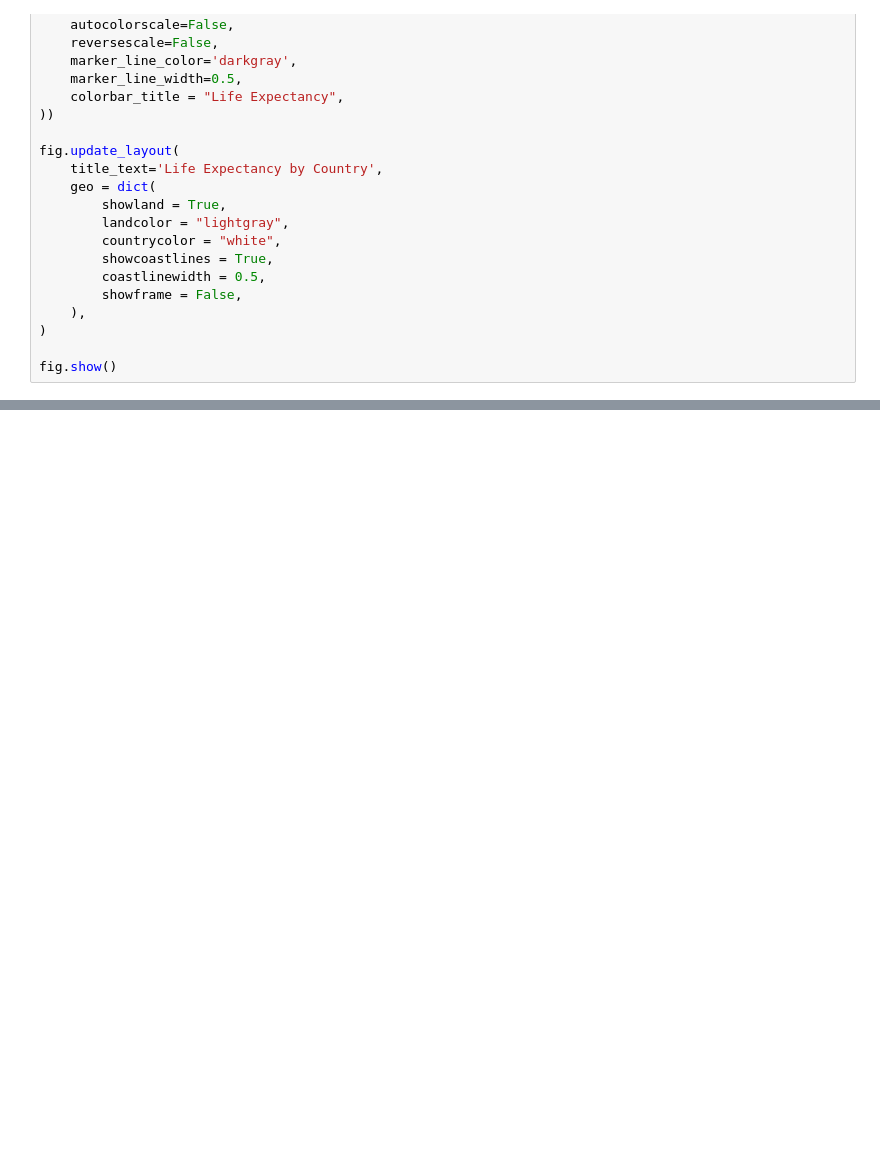
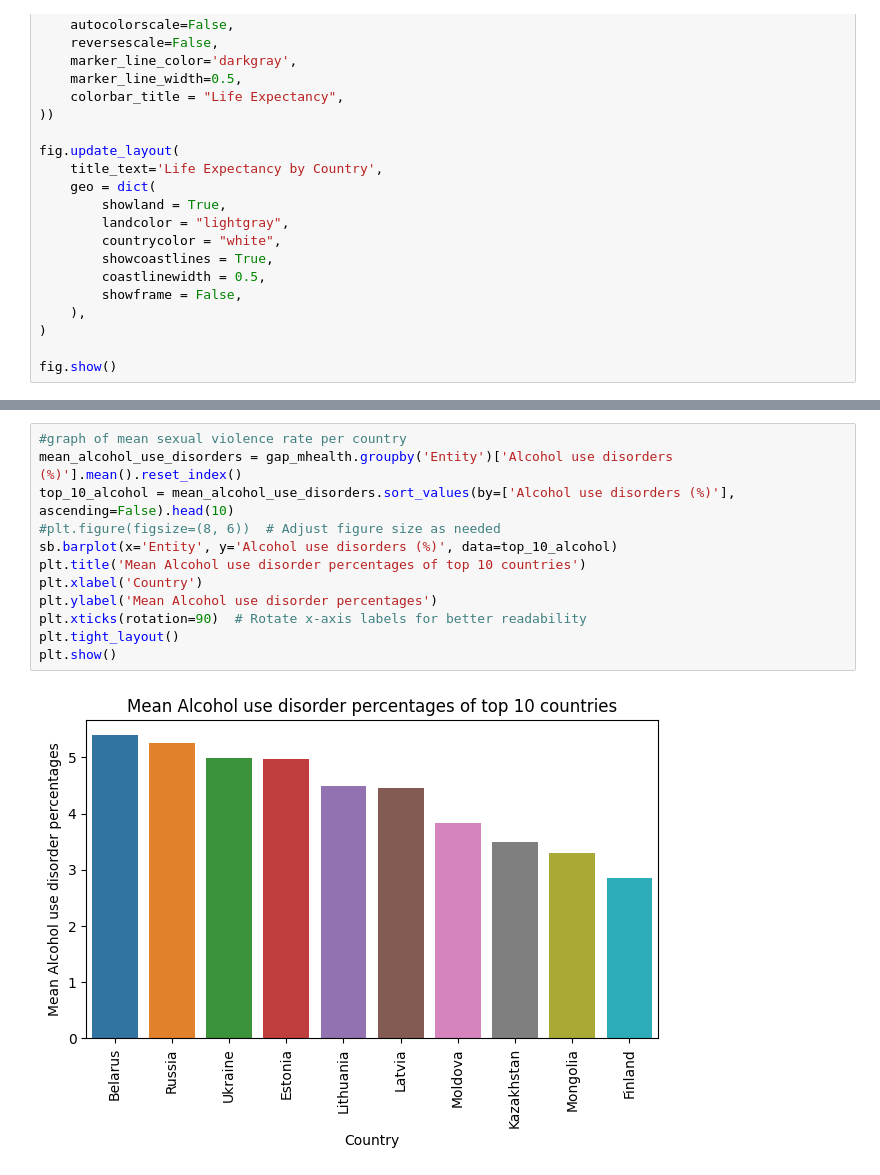
Before and after one commit to baywigg/DS2002Final, a Jupyter notebook: Analysis/analysis.ipynb, the cells around one changed output, grey strips where cells are left out. Drawn from its saved outputs; the diff is of its cells as text; blank space fills up the shorter version.

```diff
--- a/Analysis/analysis.ipynb
+++ b/Analysis/analysis.ipynb
@@ -179,0 +253,14 @@ fig.show()
+# %%
+#graph of mean sexual violence rate per country
+mean_alcohol_use_disorders = gap_mhealth.groupby('Entity')['Alcohol use disorders (%)'].mean().reset_index()
+top_10_alcohol = mean_alcohol_use_disorders.sort_values(by=['Alcohol use disorders (%)'], ascending=False).head(10)
+#plt.figure(figsize=(8, 6))  # Adjust figure size as needed
+sb.barplot(x='Entity', y='Alcohol use disorders (%)', data=top_10_alcohol)
+plt.title('Mean Alcohol use disorder percentages of top 10 countries')
+plt.xlabel('Country')
+plt.ylabel('Mean Alcohol use disorder percentages')
+plt.xticks(rotation=90)  # Rotate x-axis labels for better readability
+plt.tight_layout()
+plt.show()
+# %% [output]
+[figure, added]
```
Also changed, not shown: parts of 7 cells of this notebook.
